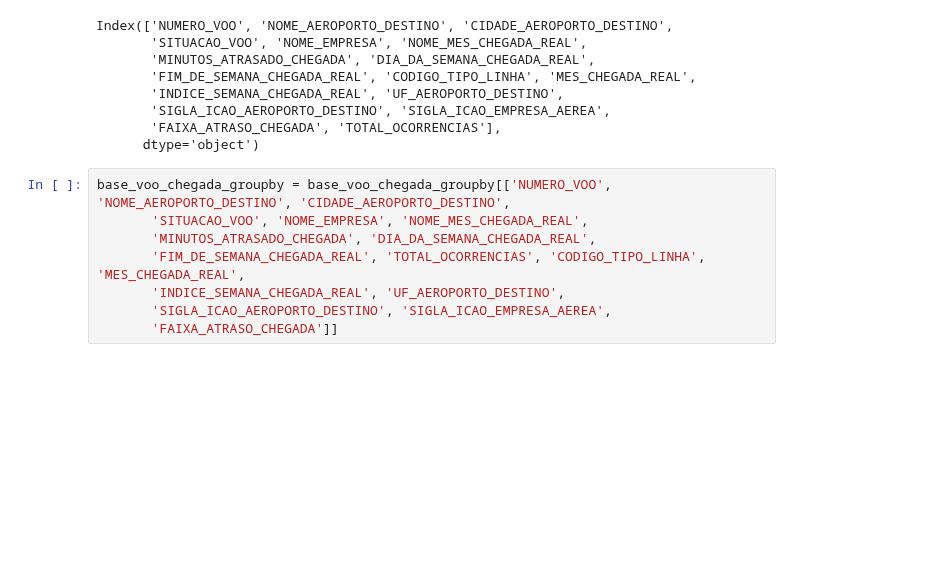
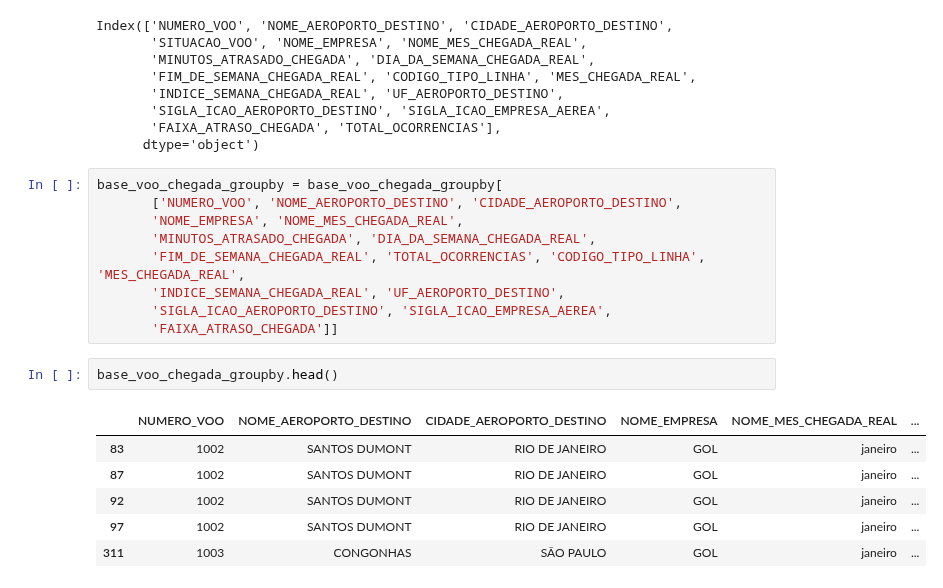
Before and after one commit to rodrigorocha1/dashboard_dados_voos_python, a Jupyter notebook: notebooks/formatacao_exportacao_hive.ipynb, the cells around one changed output. Drawn from its saved outputs; the diff is of its cells as text; blank space fills up the shorter version.

```diff
--- a/notebooks/formatacao_exportacao_hive.ipynb
+++ b/notebooks/formatacao_exportacao_hive.ipynb
@@ -364,10 +372,20 @@ Index(['NUMERO_VOO', 'NOME_AEROPORTO_DESTINO', 'CIDADE_AEROPORTO_DESTINO',
        'FAIXA_ATRASO_CHEGADA', 'TOTAL_OCORRENCIAS'],
       dtype='object')
 # %%
-base_voo_chegada_groupby = base_voo_chegada_groupby[['NUMERO_VOO', 'NOME_AEROPORTO_DESTINO', 'CIDADE_AEROPORTO_DESTINO',
-       'SITUACAO_VOO', 'NOME_EMPRESA', 'NOME_MES_CHEGADA_REAL',
+base_voo_chegada_groupby = base_voo_chegada_groupby[
+       ['NUMERO_VOO', 'NOME_AEROPORTO_DESTINO', 'CIDADE_AEROPORTO_DESTINO',
+       'NOME_EMPRESA', 'NOME_MES_CHEGADA_REAL',
        'MINUTOS_ATRASADO_CHEGADA', 'DIA_DA_SEMANA_CHEGADA_REAL',
        'FIM_DE_SEMANA_CHEGADA_REAL', 'TOTAL_OCORRENCIAS', 'CODIGO_TIPO_LINHA', 'MES_CHEGADA_REAL',
        'INDICE_SEMANA_CHEGADA_REAL', 'UF_AEROPORTO_DESTINO',
        'SIGLA_ICAO_AEROPORTO_DESTINO', 'SIGLA_ICAO_EMPRESA_AEREA',
        'FAIXA_ATRASO_CHEGADA']]
+# %%
+base_voo_chegada_groupby.head()
+# %% [output]
+|  | NUMERO_VOO | NOME_AEROPORTO_DESTINO | CIDADE_AEROPORTO_DESTINO | NOME_EMPRESA | NOME_MES_CHEGADA_REAL | ... |
+| 83 | 1002 | SANTOS DUMONT | RIO DE JANEIRO | GOL | janeiro | ... |
+| 87 | 1002 | SANTOS DUMONT | RIO DE JANEIRO | GOL | janeiro | ... |
+| 92 | 1002 | SANTOS DUMONT | RIO DE JANEIRO | GOL | janeiro | ... |
+| 97 | 1002 | SANTOS DUMONT | RIO DE JANEIRO | GOL | janeiro | ... |
+| 311 | 1003 | CONGONHAS | SÃO PAULO | GOL | janeiro | ... |
```
Also changed, not shown: parts of 9 cells of this notebook, 1 other file.
